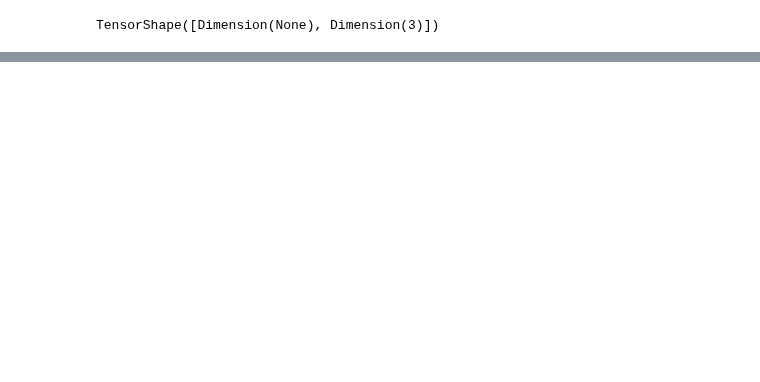
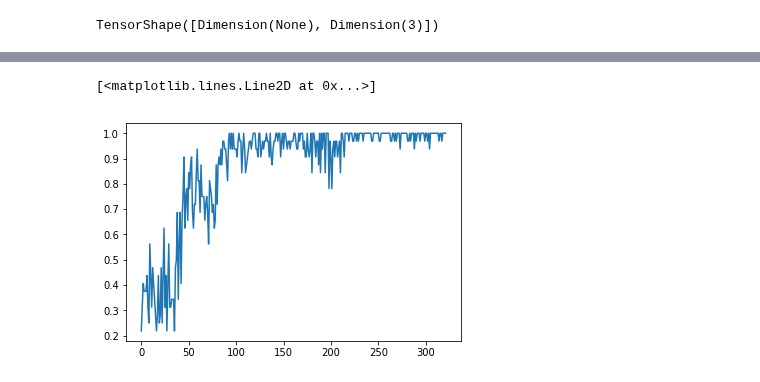
Before and after one commit to EWouters/Large-Scale-Machine-Learning-and-Deep-Learning---ID-2223, a Jupyter notebook: Lab/Final Project/Code/ScalableFinal.ipynb, the cells around one changed output, grey strips where cells are left out. Saved outputs shown, nothing was run; the diff lists cells and outputs as text; code cells hidden in the pictures; blank space fills up the shorter version.

```diff
--- a/Lab/Final Project/Code/ScalableFinal.ipynb
+++ b/Lab/Final Project/Code/ScalableFinal.ipynb
@@ -401,0 +735,6 @@ None
+# %%
+values = metrics['accuracy_train']
+plt.plot(range(len(values)), values)
+# %% [output]
+[<matplotlib.lines.Line2D at 0x...>]
+[figure, added]
```
Also changed, not shown: parts of 32 cells of this notebook, 2 other files.
